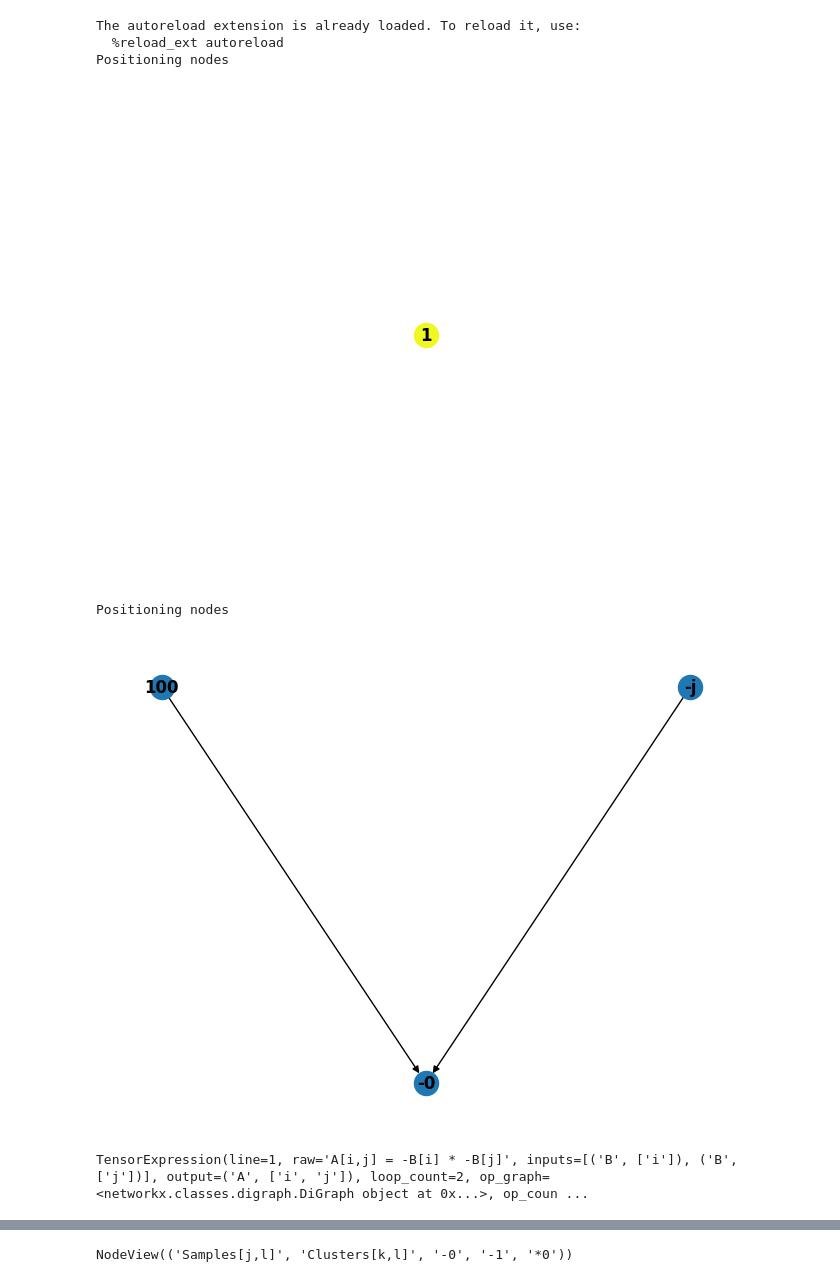
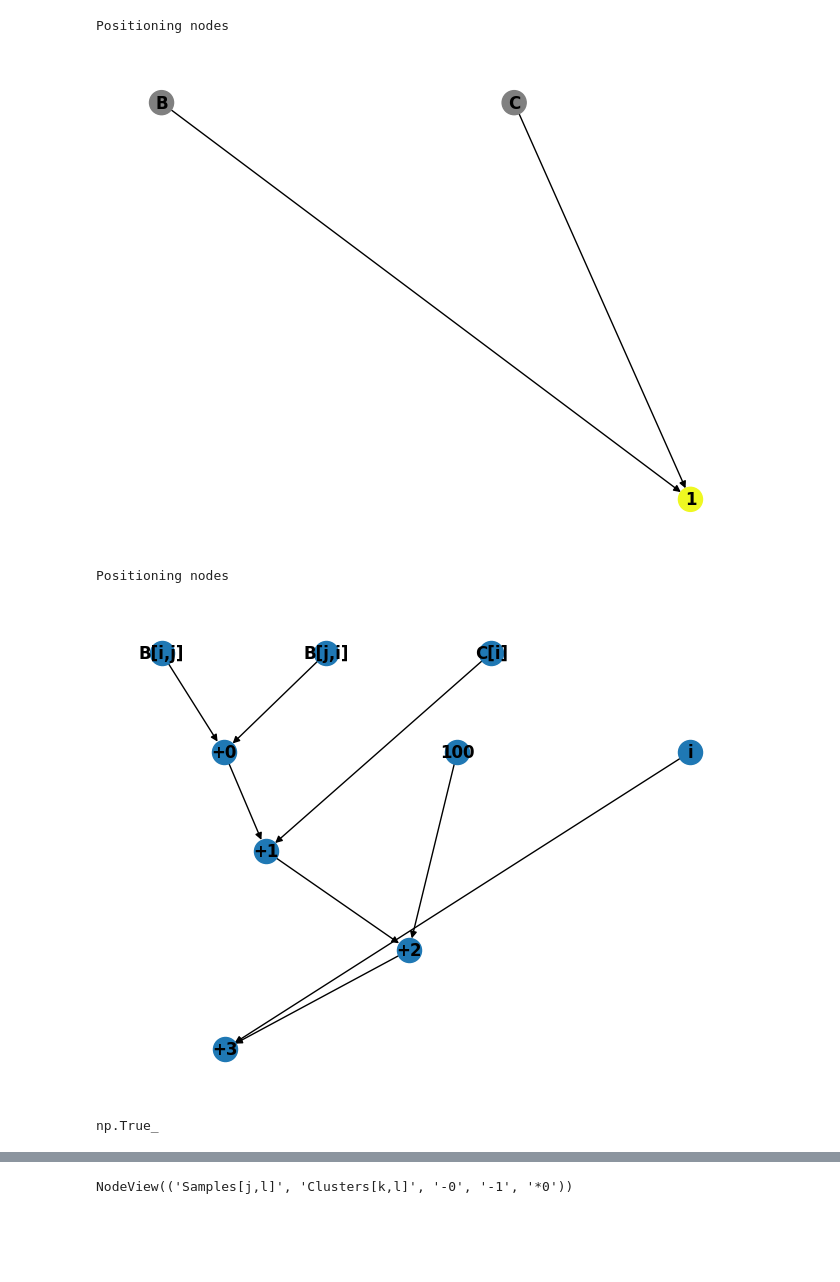
Before and after one commit to Helmholtz-AI-Energy/tensorcraft, a Jupyter notebook: notebooks/compiler_basics.ipynb, the cells around one changed output, grey strips where cells are left out. Saved outputs shown, nothing was run; the diff lists cells and outputs as text; code cells hidden in the pictures; blank space fills up the shorter version.

Commit message:
feat: expressions can be evaluated

```diff
--- a/notebooks/compiler_basics.ipynb
+++ b/notebooks/compiler_basics.ipynb
@@ -1,23 +1,27 @@
 # %%
 %load_ext autoreload
 %autoreload 2
+import numpy as np
 import tensorcraft as tc
 
 from tensorcraft.viz.program_graph import draw_program_graph, draw_expression_graph
 
-small_program = tc.compile("A[i,j] = -j -100")
+small_program = tc.compile("A[i,j] = B[i,j] + B[j,i] + C[i] + 100 + i")
 tc.viz.draw_program_graph(small_program)
 # %% [output]
-The autoreload extension is already loaded. To reload it, use:
-  %reload_ext autoreload
 Positioning nodes
-[figure, old version]
+[figure, new version]
 # %%
 tc.viz.draw_expression_graph(small_program.tensor_expressions[1])
 # %% [output]
 Positioning nodes
-[figure, old version]
+[figure, new version]
-# %%
-small_program.tensor_expressions[1]
-# %% [output]
-TensorExpression(line=1, raw='A[i,j] = -B[i] * -B[j]', inputs=[('B', ['i']), ('B', ['j'])], output=('A', ['i', 'j']), loop_count=2, op_graph=<networkx.classes.digraph.DiGraph object at 0x...>, op_coun ...
+# %%
+
+B = np.ones((10,10))
+C = np.ones(10) + 10
+expected = B + B.T + C + 100 + np.arange(10).reshape(-1,1)
+result = small_program.tensor_expressions[1]({'B': B, 'C': C})
+np.all(result == expected)
+# %% [output]
+np.True_
```
Also changed, not shown: parts of 6 cells of this notebook, 2 other files.
